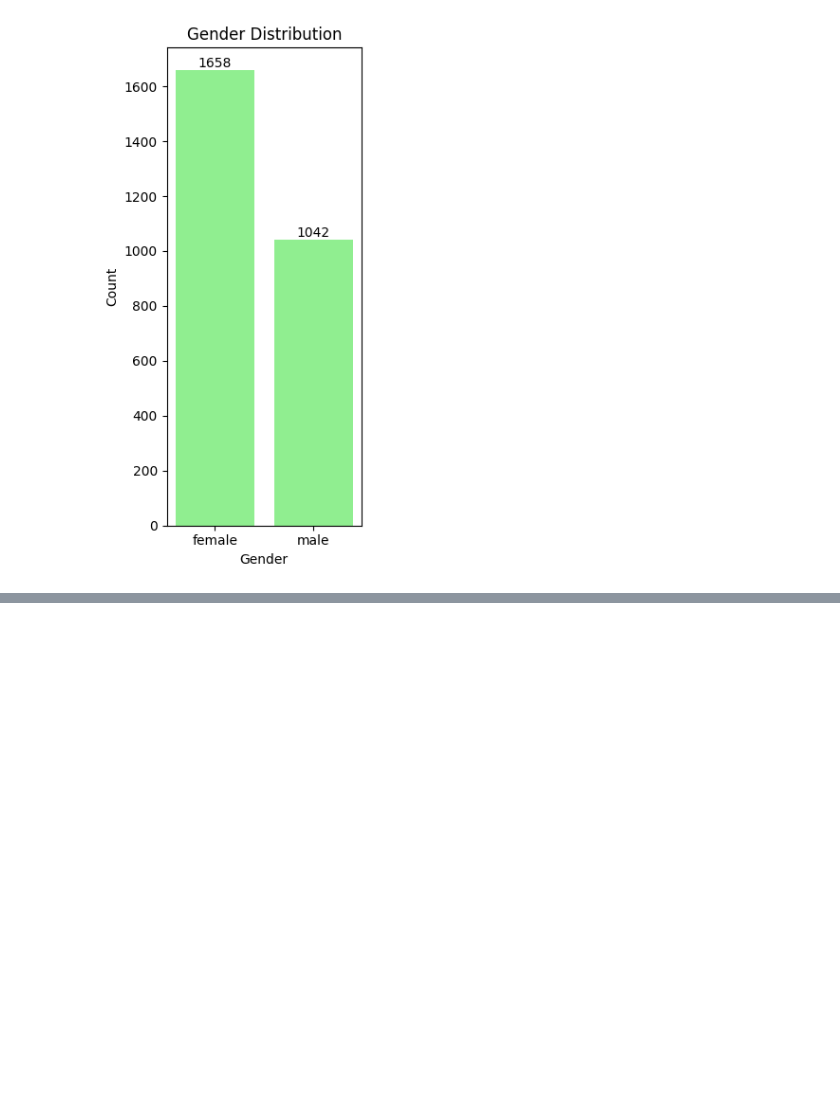
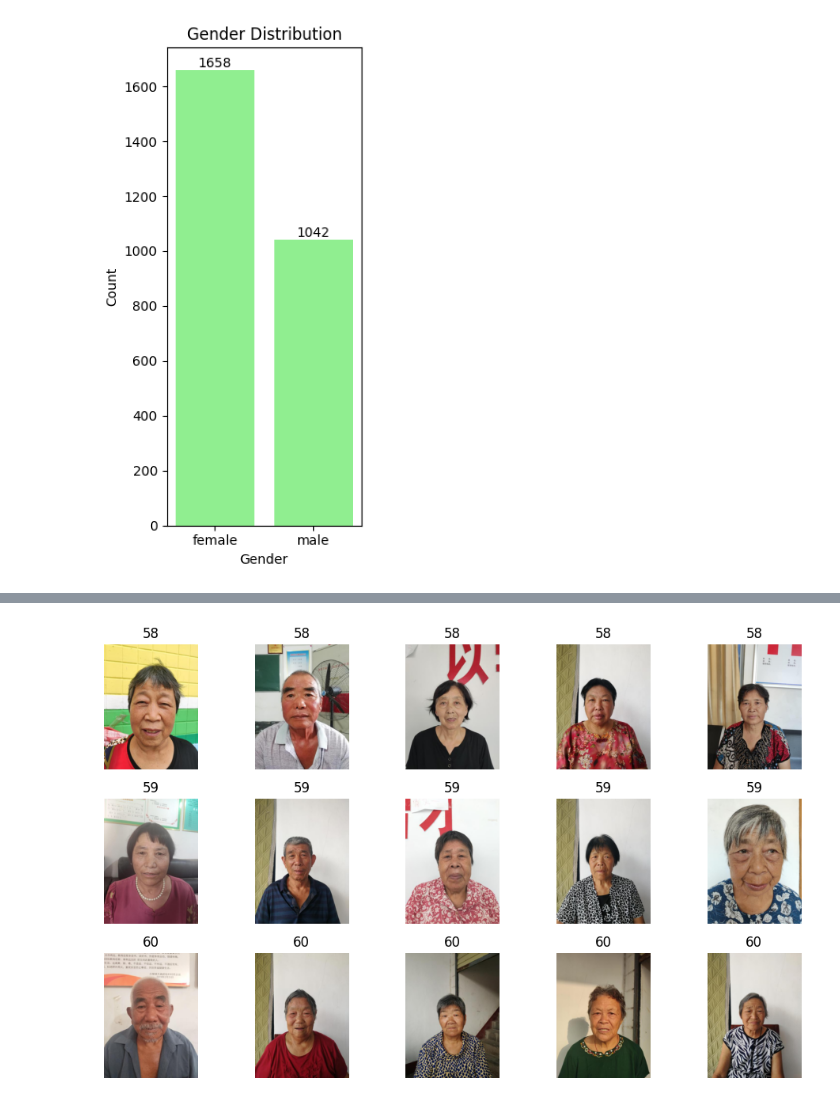
Before and after one commit to boostcampaitech6/level1-imageclassification-cv-01, a Jupyter notebook: eda/data_eda.ipynb, the cells around one changed output, grey strips where cells are left out. Drawn from its saved outputs; the diff is of its cells as text; code cells hidden in the pictures; blank space fills up the shorter version.

```diff
--- a/eda/data_eda.ipynb
+++ b/eda/data_eda.ipynb
@@ -4,5 +7,5 @@ import matplotlib.pyplot as plt
 # %%
-directory_path = '/data/ephemeral/home/train/images'
+directory_path = '/data/ephemeral/home/data/train/images'
 directory = os.listdir(directory_path)
 # %%
 def analyze_folder_names(directory):
@@ -160,0 +196,50 @@ import seaborn as sns
+# %%
+ex_58 = []
+ex_59 = []
+ex_60 = []
+s_age58 = data_s.loc[data_s['age'] == 58, :]
+samples_58 = s_age58.sample(5)
+samples_58_n = list(samples_58.index)
+
+s_age59 = data_s.loc[data_s['age'] == 59, :]
+samples_59 = s_age59.sample(5)
+samples_59_n = list(samples_59.index)
+
+s_age60 = data_s.loc[data_s['age'] == 60, :]
+samples_60 = s_age60.sample(5)
+samples_60_n = list(samples_60.index)
+
+for i in range(5):
+    img58_dir = directory_path + '/' + data_s['path'][samples_58_n[i]]
+    img59_dir = directory_path + '/' + data_s['path'][samples_59_n[i]]
+    img60_dir = directory_path + '/' + data_s['path'][samples_60_n[i]]
+
+    img58_path = os.path.join(img58_dir, 'normal.jpg')
+    img59_path = os.path.join(img59_dir, 'normal.jpg')
+    img60_path = os.path.join(img60_dir, 'normal.jpg')
+
+    ex_58.append(cv2.imread(img58_path))
+    ex_59.append(cv2.imread(img59_path))
+    ex_60.append(cv2.imread(img60_path))
+
+    ex_58[-1] = cv2.cvtColor(ex_58[i], cv2.COLOR_BGR2RGB) # RGB 채널
+    ex_59[-1] = cv2.cvtColor(ex_59[i], cv2.COLOR_BGR2RGB) # RGB 채널
+    ex_60[-1] = cv2.cvtColor(ex_60[i], cv2.COLOR_BGR2RGB) # RGB 채널
+
+fig, ax = plt.subplots(3, 5, figsize=(10, 6))
+for j in range(5):
+    ax[0][j].axis('off')
+    ax[1][j].axis('off')
+    ax[2][j].axis('off')
+
+    ax[0][j].imshow(ex_58[j])
+    ax[1][j].imshow(ex_59[j])
+    ax[2][j].imshow(ex_60[j])
+
+    ax[0][j].set_title('58')
+    ax[1][j].set_title('59')
+    ax[2][j].set_title('60')
+plt.tight_layout()
+plt.show()
+# %% [output]
+[figure, added]
```
Also changed, not shown: parts of 5 cells of this notebook.
